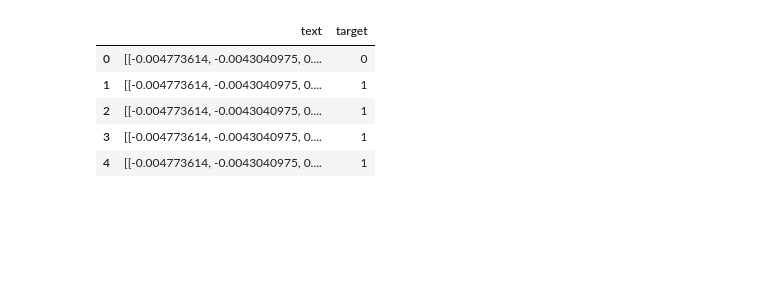
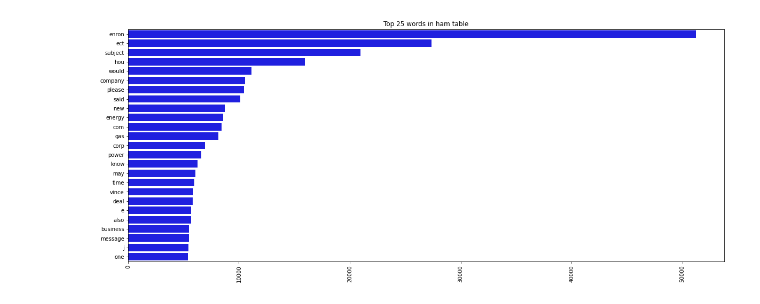
Before and after one commit to Elmaravilla7/ProjML, a Jupyter notebook: Untitled2.ipynb, the cells around one changed output. Saved outputs shown, nothing was run; the diff lists cells and outputs as text; code cells hidden in the pictures; blank space fills up the shorter version.

```diff
--- a/Untitled2.ipynb
+++ b/Untitled2.ipynb
@@ -107,11 +122,0 @@ class Meanw2v(BaseEstimator, TransformerMixin):
-# %%
-dfw2v=df1.copy()
-Meanw2v().transform(dfw2v,['text'])
-dfw2v.head()
-# %% [output]
-|  | text | target |
-| 0 | [[-0.004773614, -0.0043040975, 0.... | 0 |
-| 1 | [[-0.004773614, -0.0043040975, 0.... | 1 |
-| 2 | [[-0.004773614, -0.0043040975, 0.... | 1 |
-| 3 | [[-0.004773614, -0.0043040975, 0.... | 1 |
-| 4 | [[-0.004773614, -0.0043040975, 0.... | 1 |
@@ -157,0 +123,26 @@ from sklearn.decomposition import PCA
+# %%
+def contaP(tab,numW):
+    words_freq={}
+    data=[]
+    frauTot = df[df['target'] == tab]
+    text=frauTot['text']
+    for i in text:
+        for word in i:
+            data.append(word)
+    for key in data:
+        if key not in words_freq:
+            words_freq[key]=1
+        else:
+            words_freq[key]+=1
+    sort=sorted(words_freq.items(), key=lambda x: x[1], reverse=True)
+    return sort[:numW]
+# %%
+hamFreq=contaP(0,25)
+plt.figure(1,figsize=(20,8))
+plt.xticks(rotation='90')
+x,y=map(list,zip(*hamFreq))
+sns.barplot(x=y,y=x,color='blue')
+plt.title('Top 25 words in ham table')
+plt.show()
+# %% [output]
+[figure, added]
```
Also changed, not shown: parts of 27 cells of this notebook.
